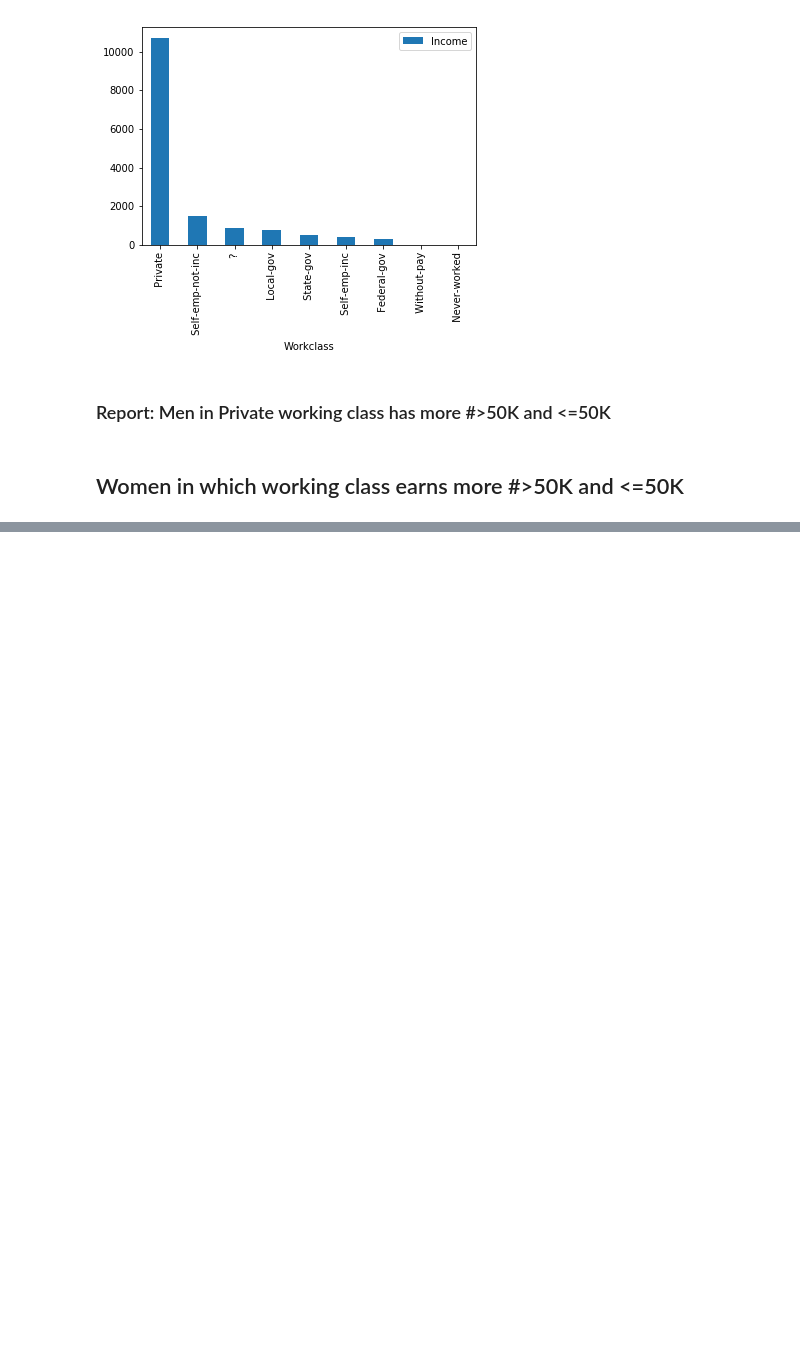
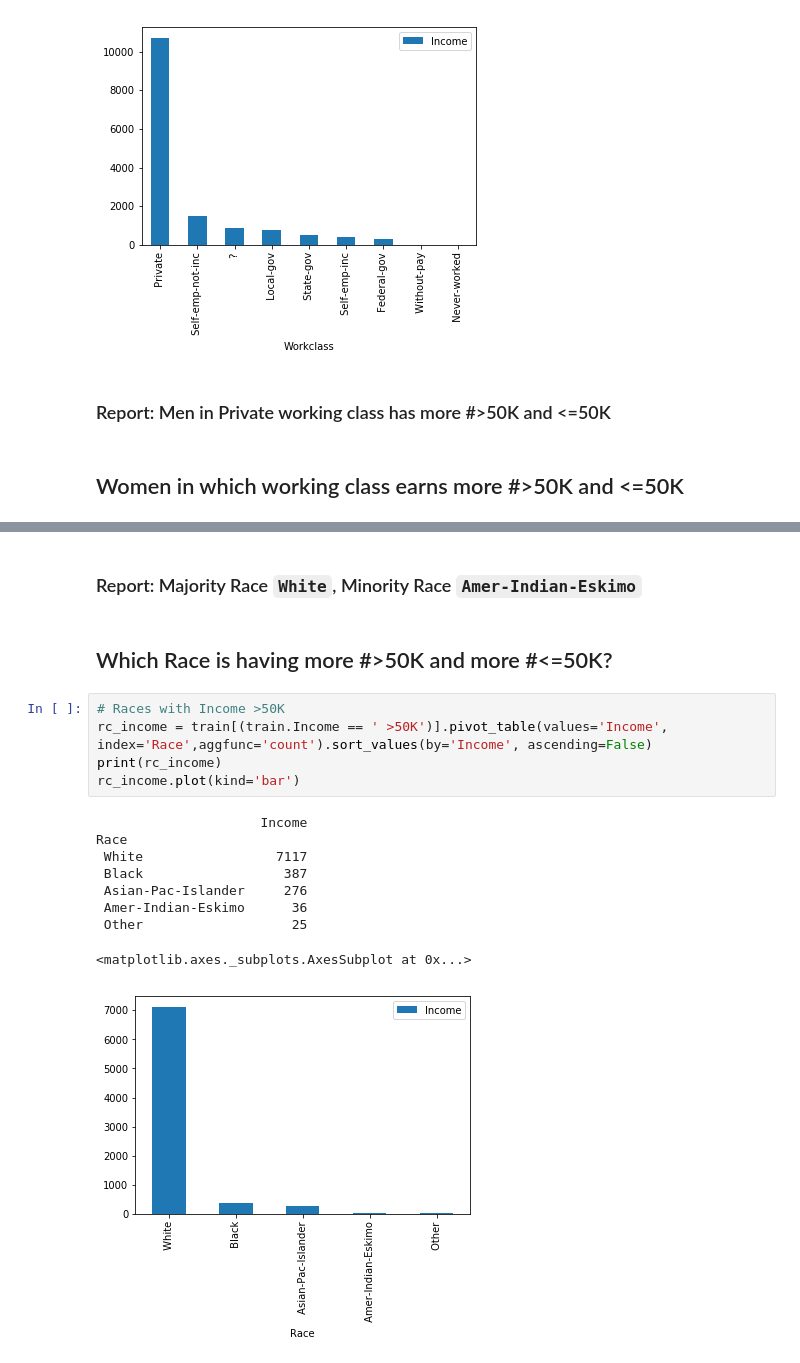
Before and after one commit to tejakummarikuntla/imaginea_assign, a Jupyter notebook: 02_EDA/MacBook/ipynb_pivots/Analysis_MacBook.ipynb, the cells around one changed output, grey strips where cells are left out. Saved outputs shown, nothing was run; the diff lists cells and outputs as text; blank space fills up the shorter version.

```diff
--- a/02_EDA/MacBook/ipynb_pivots/Analysis_MacBook.ipynb
+++ b/02_EDA/MacBook/ipynb_pivots/Analysis_MacBook.ipynb
@@ -197,0 +262,19 @@ Workclass
+# %% [markdown]
+### Report: Majority Race `White`, Minority Race `Amer-Indian-Eskimo`
+# %% [markdown]
+## Which Race is having more #>50K and more #<=50K?
+# %%
+# Races with Income >50K
+rc_income = train[(train.Income == ' >50K')].pivot_table(values='Income', index='Race',aggfunc='count').sort_values(by='Income', ascending=False)
+print(rc_income)
+rc_income.plot(kind='bar')
+# %% [output]
+                     Income
+Race
+ White                 7117
+ Black                  387
+ Asian-Pac-Islander     276
+ Amer-Indian-Eskimo      36
+ Other                   25
+<matplotlib.axes._subplots.AxesSubplot at 0x...>
+[figure, added]
```
Also changed, not shown: parts of 16 cells of this notebook.
